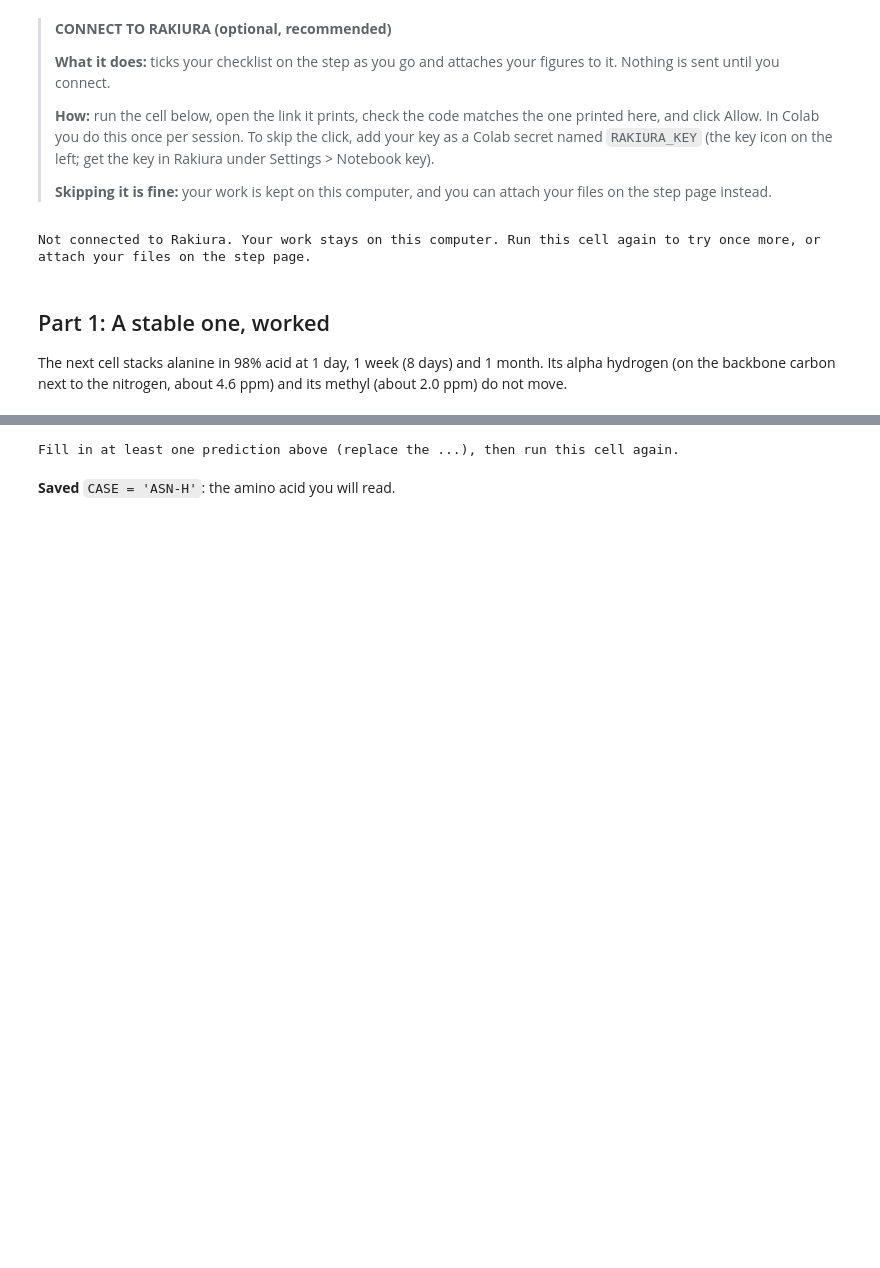
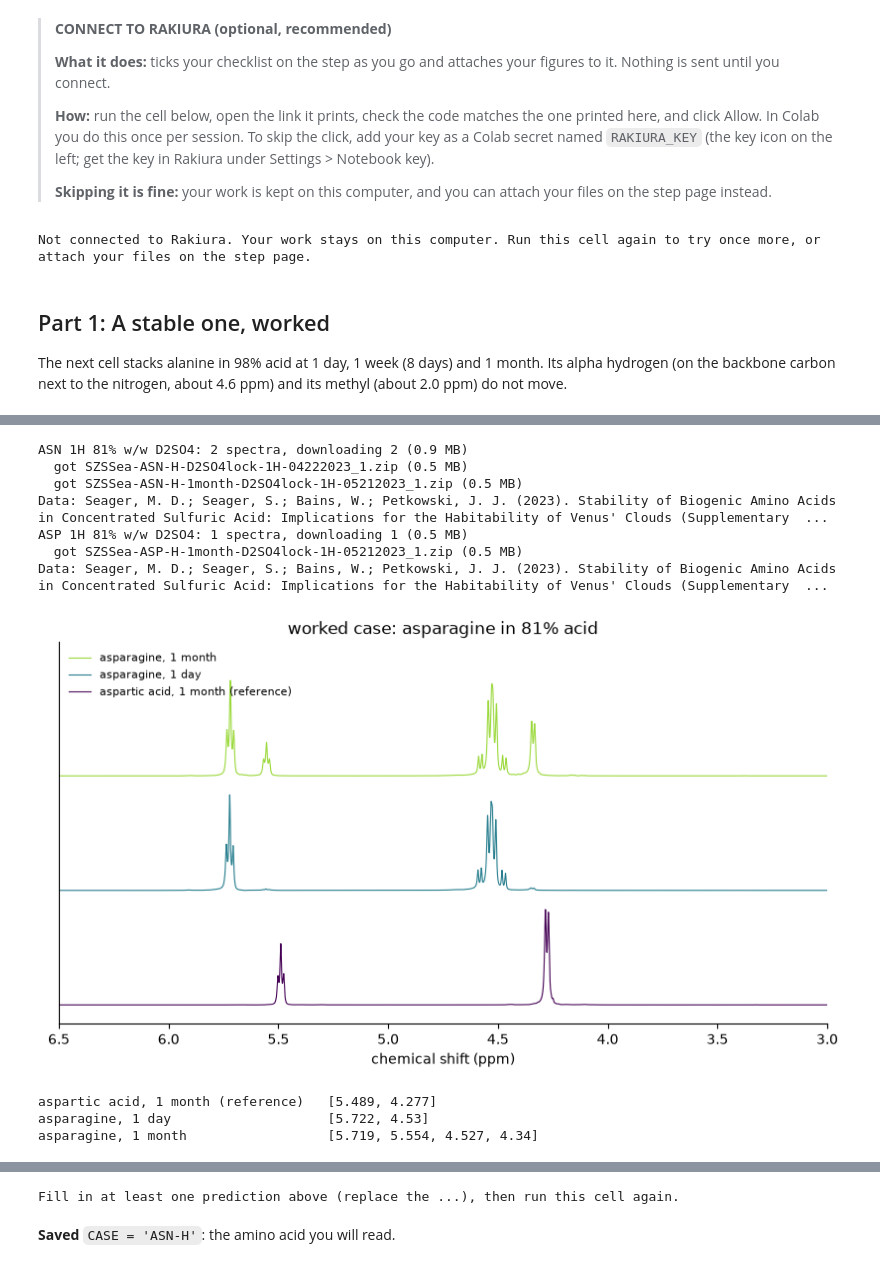
Before and after one commit to Rakiura-Inc/morning-star-nmr, a Jupyter notebook: notebooks/executed/03_amino_acid_side_chains.executed.ipynb, the cells around one changed output, grey strips where cells are left out. Cells and saved outputs as stored; diff of their text form; code cells hidden in the pictures; blank space fills up the shorter version.

```diff
--- a/notebooks/executed/03_amino_acid_side_chains.executed.ipynb
+++ b/notebooks/executed/03_amino_acid_side_chains.executed.ipynb
@@ -92,3 +117,34 @@ Longer version: NMR project step 2, Can a molecule change but not fall apart? Fi
+# %%
+# Asparagine in 81% acid at 1 day and 1 month, stacked above aspartic acid in 81% acid.
+AMINO_ACID_SPECTRA = "8381013"  # Zenodo record: M. D. Seager et al., CC BY 4.0
+two_times = ["1day", "1month"]
+asparagine_81 = nt.load_series(AMINO_ACID_SPECTRA, "asparagine", acid="81%", times=two_times)
+aspartic_acid_81 = nt.load_series(AMINO_ACID_SPECTRA, "aspartic acid", acid="81%", times=["1month"])
+
+worked_traces = aspartic_acid_81 + asparagine_81  # stacked bottom to top
+worked_labels = ["aspartic acid, 1 month (reference)", "asparagine, 1 day", "asparagine, 1 month"]
+fig_worked, ax = nt.plot.stack(worked_traces, lo=3.0, hi=6.5, norm=(3.0, 6.5), labels=worked_labels)
+ax.set_title("worked case: asparagine in 81% acid")
+plt.show()
+# %% [output]
+ASN 1H 81% w/w D2SO4: 2 spectra, downloading 2 (0.9 MB)
+  got SZSSea-ASN-H-D2SO4lock-1H-04222023_1.zip (0.5 MB)
+  got SZSSea-ASN-H-1month-D2SO4lock-1H-05212023_1.zip (0.5 MB)
+Data: Seager, M. D.; Seager, S.; Bains, W.; Petkowski, J. J. (2023). Stability of Biogenic Amino Acids in Concentrated Sulfuric Acid: Implications for the Habitability of Venus' Clouds (Supplementary  ...
+ASP 1H 81% w/w D2SO4: 1 spectra, downloading 1 (0.5 MB)
+  got SZSSea-ASP-H-1month-D2SO4lock-1H-05212023_1.zip (0.5 MB)
+Data: Seager, M. D.; Seager, S.; Bains, W.; Petkowski, J. J. (2023). Stability of Biogenic Amino Acids in Concentrated Sulfuric Acid: Implications for the Habitability of Venus' Clouds (Supplementary  ...
+[figure, added]
+# %%
+# The peaks between 4 and 6 ppm in each trace: set asparagine's new peaks beside aspartic acid's.
+for label, spectrum in zip(worked_labels, worked_traces, strict=True):
+    peaks = nt.peaks.pick(spectrum, lo=4.0, hi=6.0, min_height=0.03)
+    positions = [round(peak["ppm"], 3) for peak in peaks]
+    print(f"{label:36s}", positions)
+# %% [output]
+aspartic acid, 1 month (reference)   [5.489, 4.277]
+asparagine, 1 day                    [5.722, 4.53]
+asparagine, 1 month                  [5.719, 5.554, 4.527, 4.34]
 # %% [markdown]
 > **RECORD YOUR ANSWER: predict what the acid does to asparagine and glutamine, and pick your case**
 >
```
Also changed, not shown: parts of 28 cells of this notebook, 11 other files.
